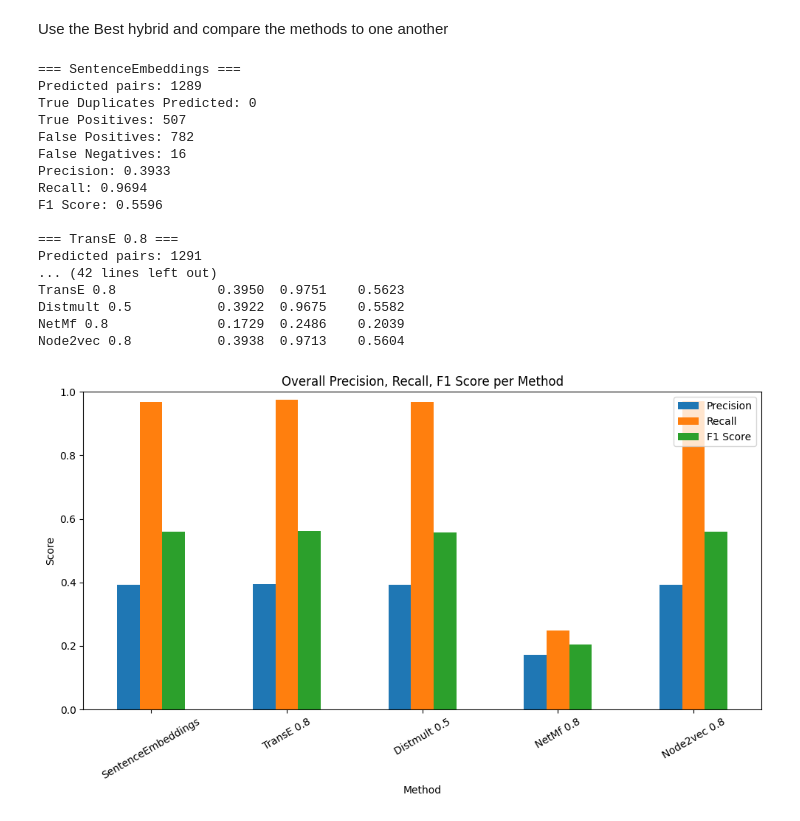
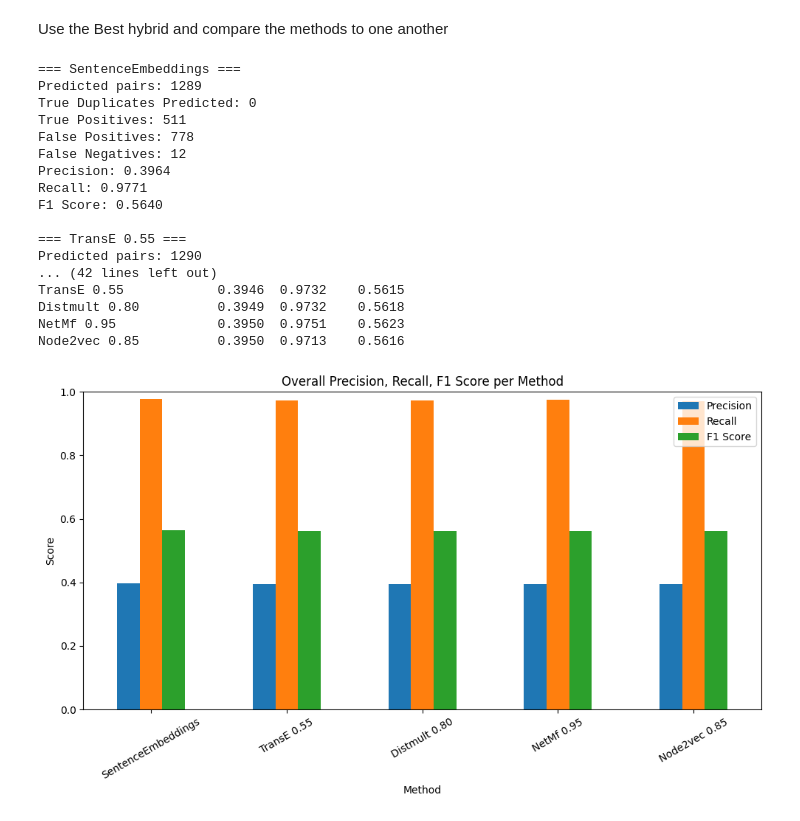
Before and after one commit to Timszy/entity-deduplication-hack-main, a Jupyter notebook: EvaluateRelations.ipynb, the cells around one changed output. Cells and saved outputs as stored; diff of their text form; code cells hidden in the pictures.

```diff
--- a/EvaluateRelations.ipynb
+++ b/EvaluateRelations.ipynb
@@ -174,10 +184,10 @@ golden_standard = pd.read_csv(f'data/test_golden_standard_relation.csv')
 # Define which match files to analyze
 match_files = {
     'SentenceEmbeddings': f'matches_relation/SentenceEmbedding.json',
-    'TransE 0.8' : f'matches_relation/HybridTransE_alpha_0.8.json',
-    'Distmult 0.5': f'matches_relation/HybridDistmult_alpha_0.5.json',
-    'NetMf 0.8' : f'matches_relation/HybridNetMf_alpha_0.8.json',
-    'Node2vec 0.8': f'matches_relation/HybridNode2vecLow_alpha_0.8.json',
+    'TransE 0.55' : f'matches_relation/HybridTransE_alpha_0.55.json',
+    'Distmult 0.80': f'matches_relation/HybridDistmult_alpha_0.8.json',
+    'NetMf 0.95' : f'matches_relation/HybridNetMf_alpha_0.95.json',
+    'Node2vec 0.85': f'matches_relation/HybridNode2vecLow_alpha_0.85.json',
 }
 
 def extract_uuid(uri):
@@ -273,46 +283,46 @@ for match_type, filepath in match_files.items():
     combo_stats = combo_stats.reset_index().sort_values(['variation_type', 'entity_type'])
 
     # Save for plotting
     percent_summary[match_type] = entity_stats['Matched (%)']
 
     # (Optional: print for debugging)
     # print(variation_stats)
     # print(entity_stats)
     # print(combo_stats)
 
 # --- Final Reporting and Plotting ---
 pr_df = pd.DataFrame(precision_recall_summary).T.round(4)
 print("\nPrecision, Recall, F1 Score per Method:")
 print(pr_df)
 
 # Barplot: Percentage of matched duplicates by entity type
 pr_df.plot(kind='bar', figsize=(10,6))
 plt.xlabel('Method')
 plt.ylabel('Score')
 plt.title('Overall Precision, Recall, F1 Score per Method')
 plt.ylim(0, 1)
 plt.xticks(rotation=30)
 plt.tight_layout()
 plt.show()
 # %% [output]
 === SentenceEmbeddings ===
 Predicted pairs: 1289
 True Duplicates Predicted: 0
-True Positives: 507
-False Positives: 782
-False Negatives: 16
-Precision: 0.3933
-Recall: 0.9694
-F1 Score: 0.5596
+True Positives: 511
+False Positives: 778
+False Negatives: 12
+Precision: 0.3964
+Recall: 0.9771
+F1 Score: 0.5640
 
-=== TransE 0.8 ===
-Predicted pairs: 1291
+=== TransE 0.55 ===
+Predicted pairs: 1290
 ... (42 lines left out)
-TransE 0.8             0.3950  0.9751    0.5623
-Distmult 0.5           0.3922  0.9675    0.5582
-NetMf 0.8              0.1729  0.2486    0.2039
-Node2vec 0.8           0.3938  0.9713    0.5604
+TransE 0.55            0.3946  0.9732    0.5615
+Distmult 0.80          0.3949  0.9732    0.5618
+NetMf 0.95             0.3950  0.9751    0.5623
+Node2vec 0.85          0.3950  0.9713    0.5616
-[figure, old version]
+[figure, new version]
 # %%
 def extract_uuid(uri):
     return uri.split("/")[-1] if uri else None
```
Also changed, not shown: parts of 2 cells of this notebook, 15 other files.
